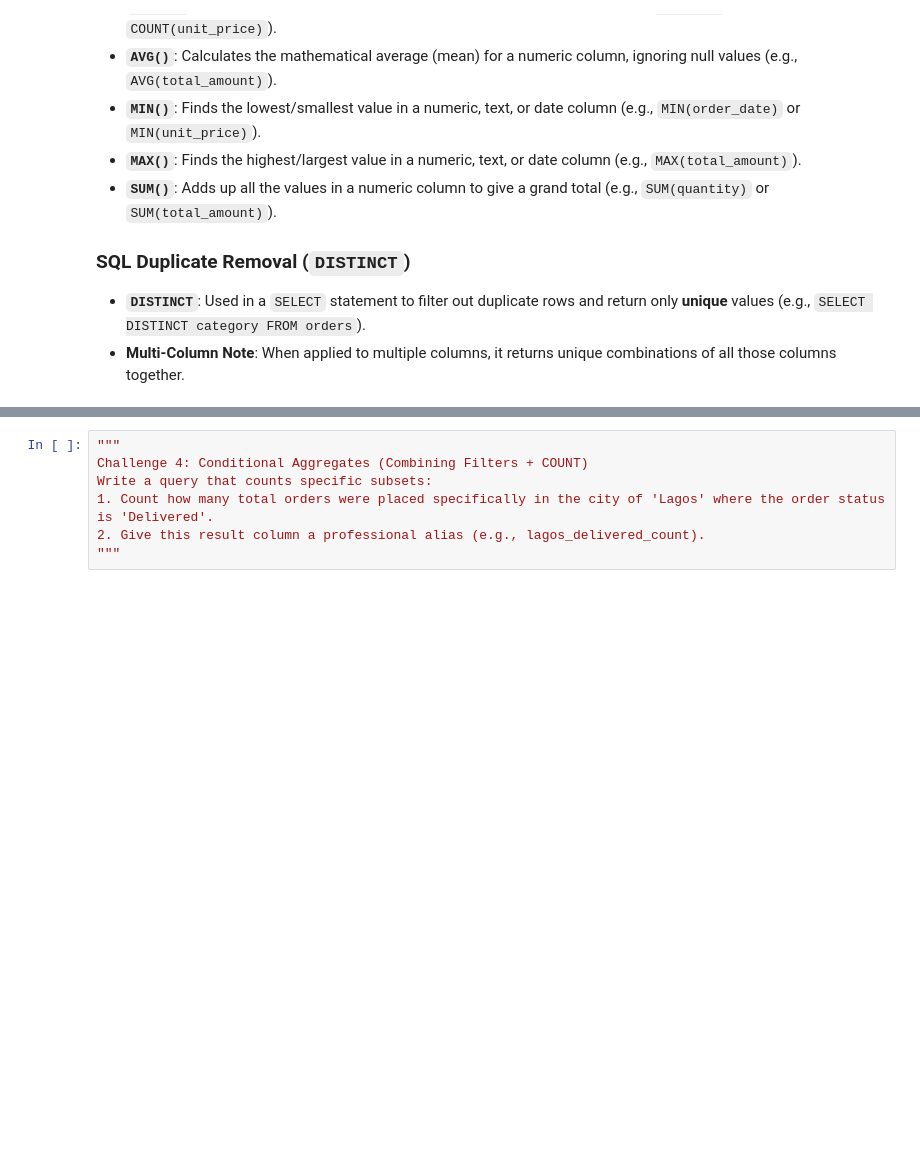
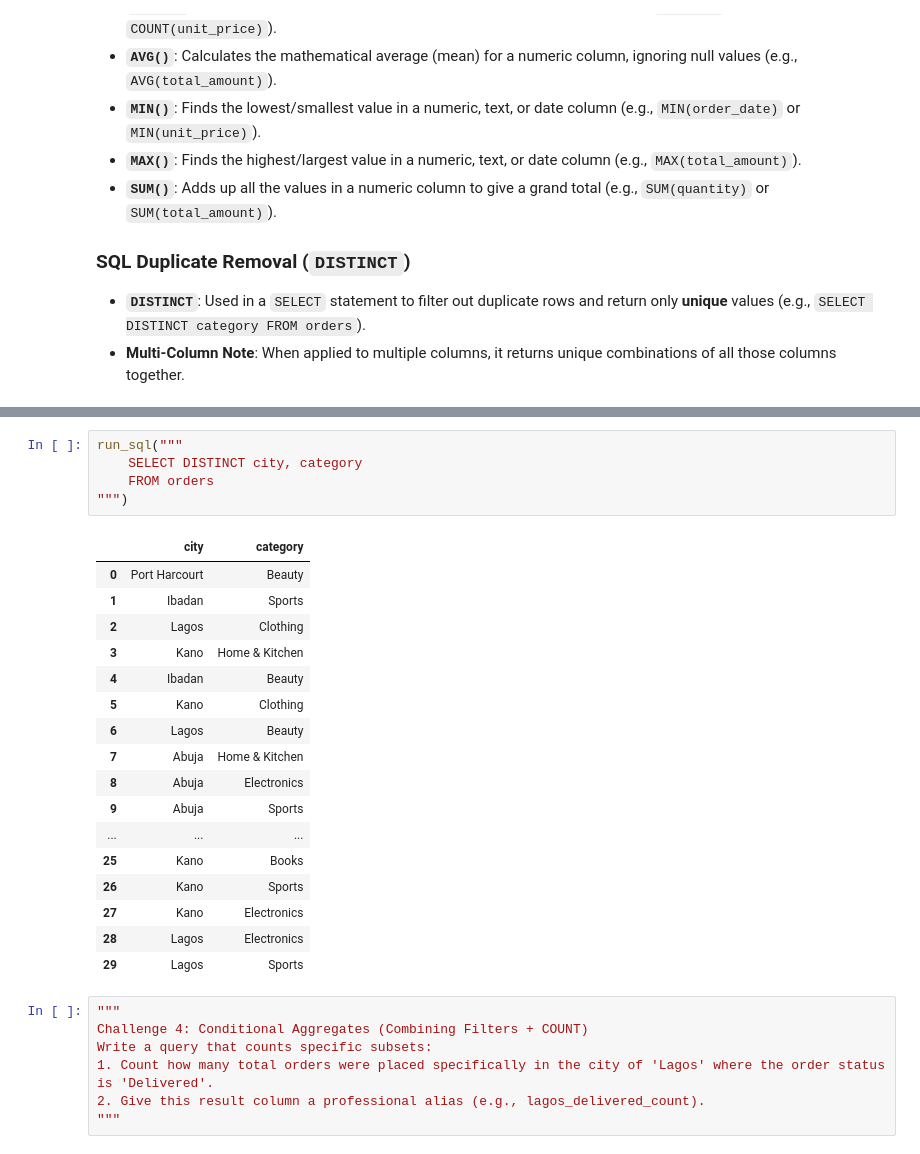
Before and after one commit to Thomasayanfeoluwa/2026-Python-Training-Class---Tutorial-For-Beginners, a Jupyter notebook: sqlite3.ipynb, the cells around one changed output, grey strips where cells are left out. Cells and saved outputs as stored; diff of their text form; blank space fills up the shorter version.

```diff
--- a/sqlite3.ipynb
+++ b/sqlite3.ipynb
@@ -843,3 +854,26 @@ Write two distinct queries using DISTINCT:
+# %%
+run_sql("""
+    SELECT DISTINCT city, category
+    FROM orders
+""")
+# %% [output]
+|  | city | category |
+| 0 | Port Harcourt | Beauty |
+| 1 | Ibadan | Sports |
+| 2 | Lagos | Clothing |
+| 3 | Kano | Home & Kitchen |
+| 4 | Ibadan | Beauty |
+| 5 | Kano | Clothing |
+| 6 | Lagos | Beauty |
+| 7 | Abuja | Home & Kitchen |
+| 8 | Abuja | Electronics |
+| 9 | Abuja | Sports |
+| ... | ... | ... |
+| 25 | Kano | Books |
+| 26 | Kano | Sports |
+| 27 | Kano | Electronics |
+| 28 | Lagos | Electronics |
+| 29 | Lagos | Sports |
 # %%
 """
 Challenge 4: Conditional Aggregates (Combining Filters + COUNT)
```
Also changed, not shown: parts of 3 cells of this notebook.
